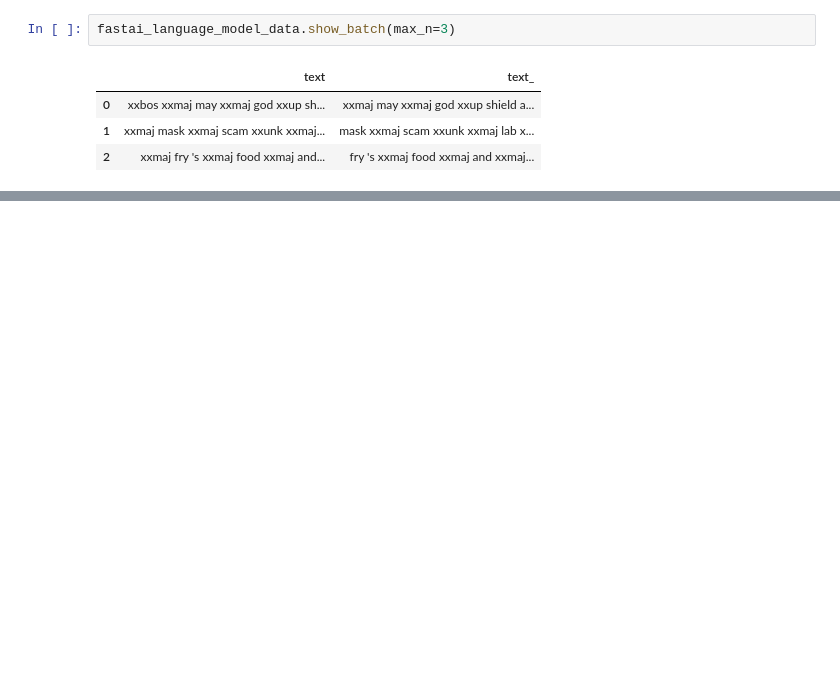
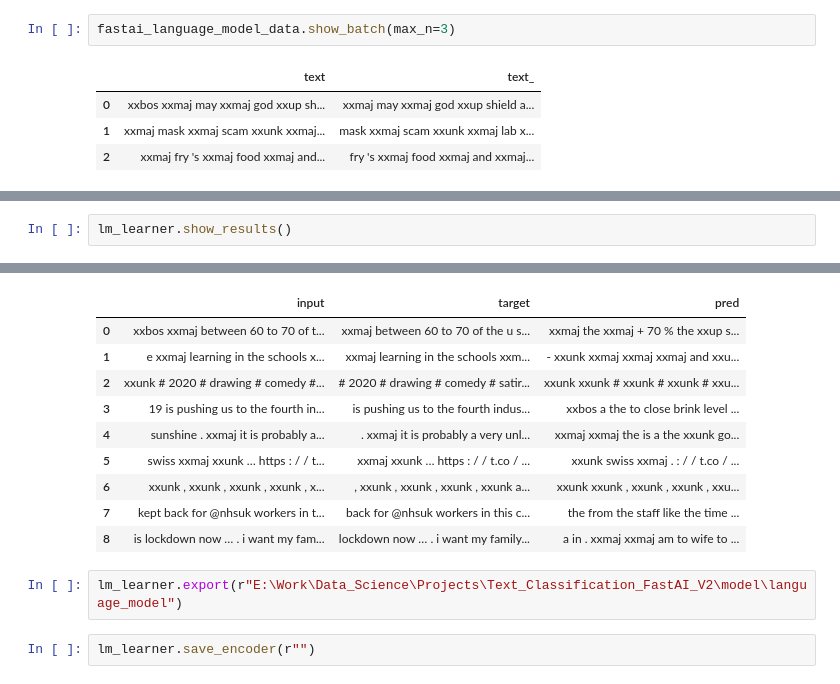
Before and after one commit to Ritaprava95/Corona_Text_Classification_FastaiV2, a Jupyter notebook: TrainLanguageModel.ipynb, the cells around one changed output, grey strips where cells are left out. Cells and saved outputs as stored; diff of their text form; blank space fills up the shorter version.

```diff
--- a/TrainLanguageModel.ipynb
+++ b/TrainLanguageModel.ipynb
@@ -16,0 +61,3 @@ fastai_language_model_data.show_batch(max_n=3)
+# %%
+lm_learner.show_results()
+# %% [output]
@@ -16,0 +65,14 @@ fastai_language_model_data.show_batch(max_n=3)
+|  | input | target | pred |
+| 0 | xxbos xxmaj between 60 to 70 of t... | xxmaj between 60 to 70 of the u s... | xxmaj the xxmaj + 70 % the xxup s... |
+| 1 | e xxmaj learning in the schools x... | xxmaj learning in the schools xxm... | - xxunk xxmaj xxmaj xxmaj and xxu... |
+| 2 | xxunk # 2020 # drawing # comedy #... | # 2020 # drawing # comedy # satir... | xxunk xxunk # xxunk # xxunk # xxu... |
+| 3 | 19 is pushing us to the fourth in... | is pushing us to the fourth indus... | xxbos a the to close brink level ... |
+| 4 | sunshine . xxmaj it is probably a... | . xxmaj it is probably a very unl... | xxmaj xxmaj the is a the xxunk go... |
+| 5 | swiss xxmaj xxunk … https : / / t... | xxmaj xxunk … https : / / t.co / ... | xxunk swiss xxmaj . : / / t.co / ... |
+| 6 | xxunk , xxunk , xxunk , xxunk , x... | , xxunk , xxunk , xxunk , xxunk a... | xxunk xxunk , xxunk , xxunk , xxu... |
+| 7 | kept back for @nhsuk workers in t... | back for @nhsuk workers in this c... | the from the staff like the time ... |
+| 8 | is lockdown now … . i want my fam... | lockdown now … . i want my family... | a in . xxmaj xxmaj am to wife to ... |
+# %%
+lm_learner.export(r"E:\Work\Data_Science\Projects\Text_Classification_FastAI_V2\model\language_model")
+# %%
+lm_learner.save_encoder(r"")
```
Also changed, not shown: parts of 8 cells of this notebook, 1 other file.
